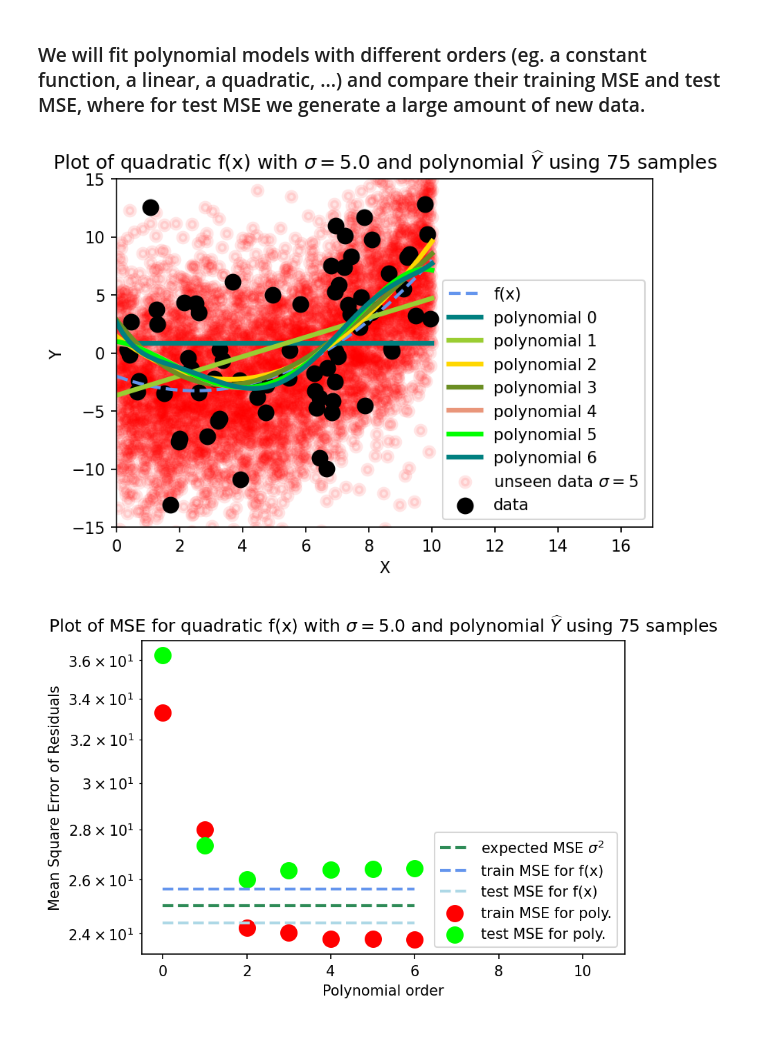
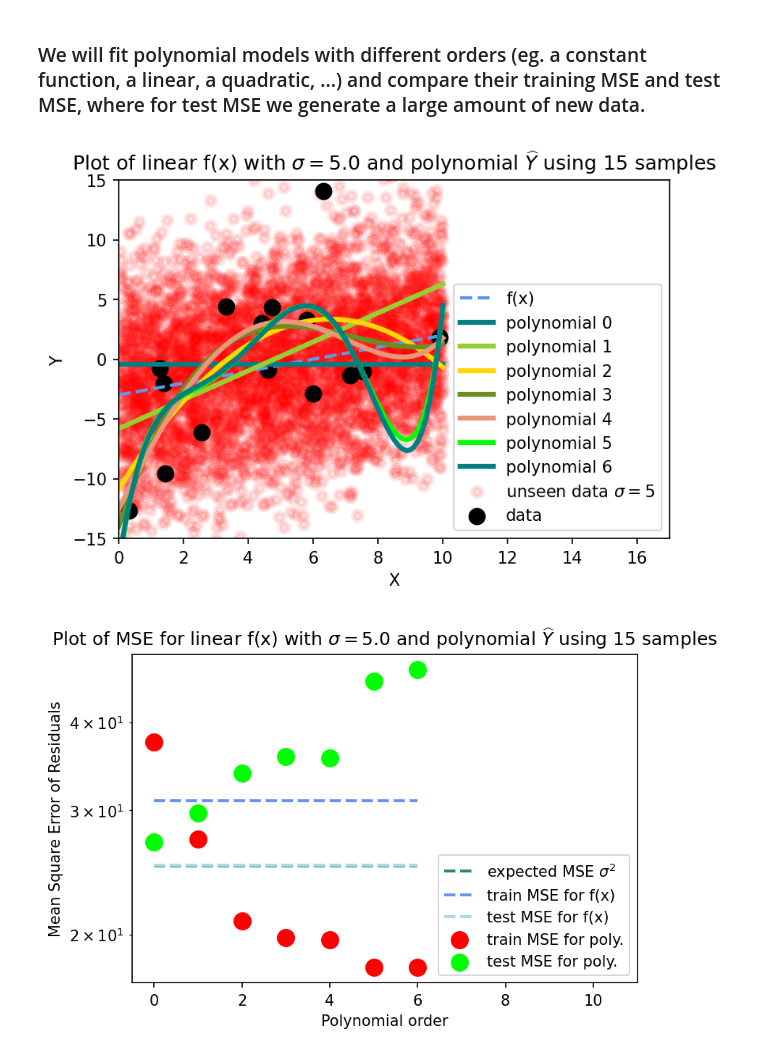
Before and after one commit to Haaduken/coms474, a Jupyter notebook: hw3/HW3-polynomial_regression.ipynb, the cells around one changed output. Saved outputs shown, nothing was run; the diff lists cells and outputs as text; code cells hidden in the pictures.

```diff
--- a/hw3/HW3-polynomial_regression.ipynb
+++ b/hw3/HW3-polynomial_regression.ipynb
@@ -54,8 +54,8 @@ def get_data(n=100,sigma=1,f_type='linear'):
 # %%
 #Specify settings for the data set
 
-f_type = 'quadratic'   #options: ('linear','quadratic','sinusoidal')
-n_samples =  75     # number of training samples
+f_type = 'linear'   #options: ('linear','quadratic','sinusoidal')
+n_samples =  15     # number of training samples
 sigma_ = 5          # noise standard deviation
 
 
@@ -111,32 +111,32 @@ plt.xlim(0, 17)
 plt.ylim(-15, 15)
 plt.title(r'Plot of %s f(x) with $\sigma=$%0.1f and polynomial $\widehat{Y}$ using %i samples'%(f_type,sigma_,n_samples))
 plt.legend(loc='lower right')
 plt.show()
 
 #calculate training MSE of the correct model
 mse_true_model = mean_squared_error(Y, f(X,f_type=f_type))
 #calculate training MSE of the correct model on test data
 mse_true_model_test = mean_squared_error(test_Y, f(test_X,f_type=f_type))
 
 #now plot training error
 plt.figure()
 plt.scatter(range(max_degree+1), mse_scores,color='red',linewidth=6,label='train MSE for poly.')
 plt.scatter(range(max_degree+1), mse_scores_test,color='lime',linewidth=6,label='test MSE for poly.')
 
 plt.plot([0,max_degree], [sigma_**2,sigma_**2], '--',color='seagreen', label=r'expected MSE $\sigma^2$',linewidth=2)
 plt.plot([0,max_degree], [mse_true_model,mse_true_model], '--',color='cornflowerblue', label='train MSE for f(x)',linewidth=2)
 plt.plot([0,max_degree], [mse_true_model_test,mse_true_model_test], '--',color='lightblue', label='test MSE for f(x)',linewidth=2)
 
 plt.title('Plot of training error for one data set of %i samples '%(n_samples))
 plt.title(r'Plot of MSE for %s f(x) with $\sigma=$%0.1f and polynomial $\widehat{Y}$ using %i samples'%(f_type,sigma_,n_samples))
 
 plt.xlabel("Polynomial order")
 plt.ylabel("Mean Square Error of Residuals")
 plt.xlim([-.5,max_degree+5])
 #plt.ylim(0,50)
 plt.yscale('log')
 plt.legend(loc='lower right')
 plt.show()
 # %% [output]
-[figure, old version]
+[figure, new version]
-[figure, old version]
+[figure, new version]
```
Also changed, not shown: 2 other files.
